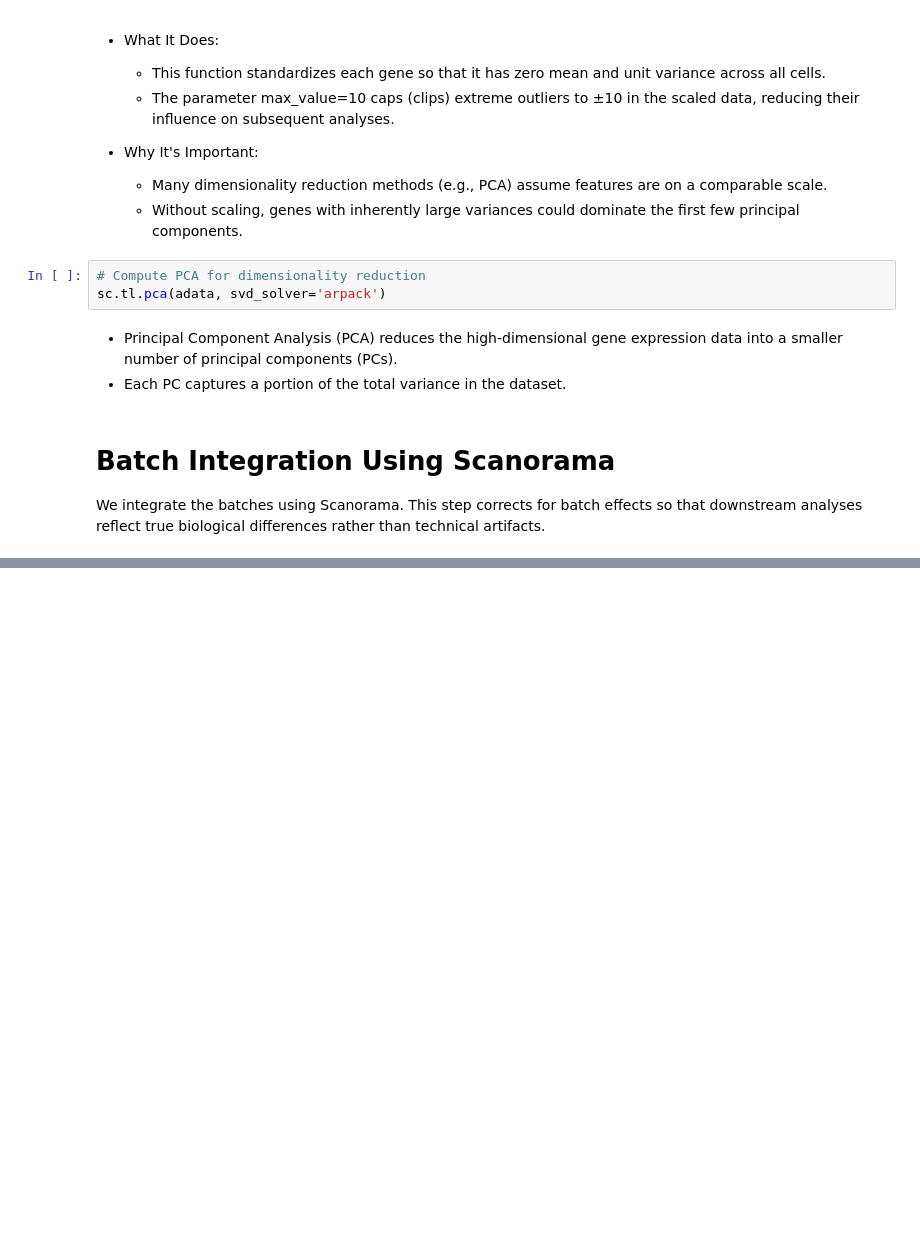
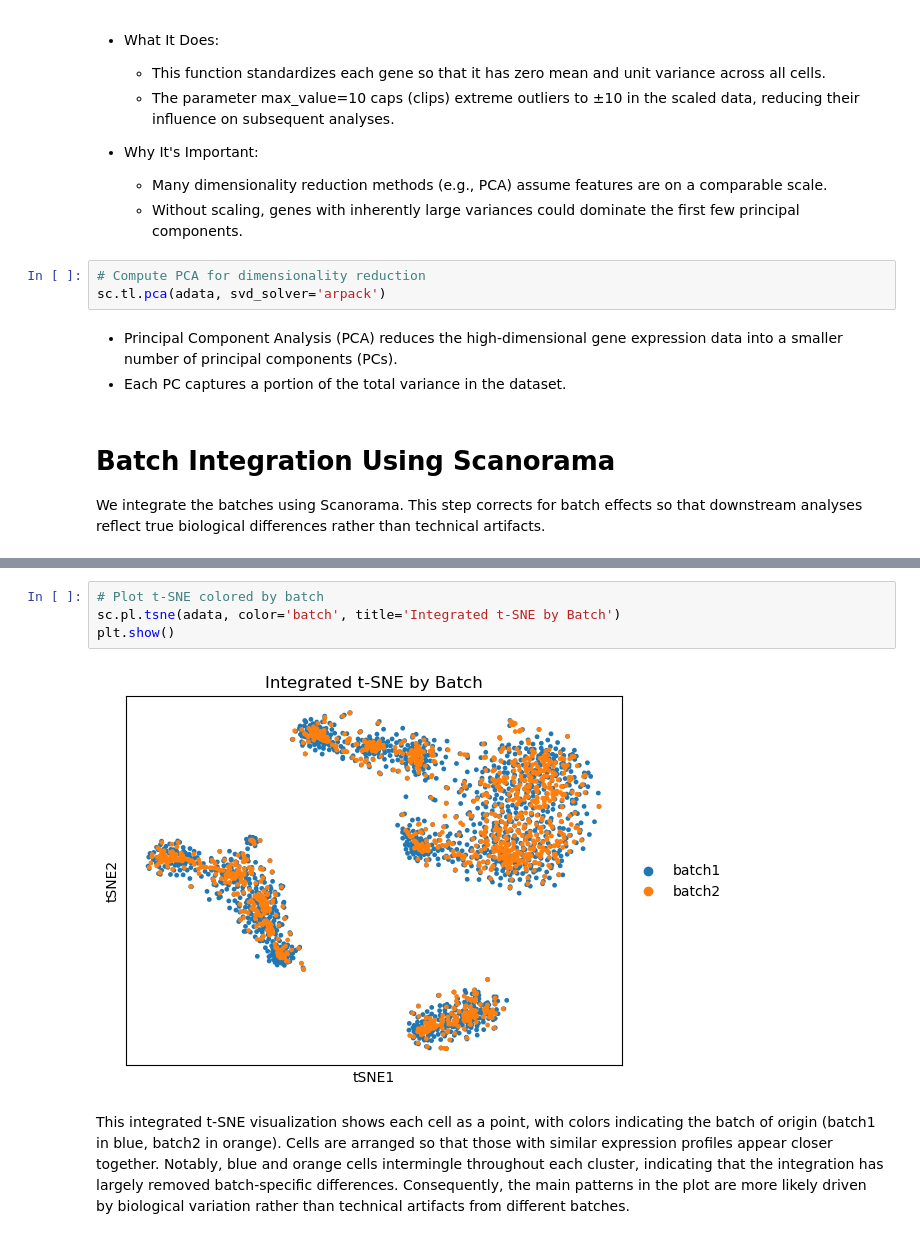
Before and after one commit to YunkeW/Single-Cell, a Jupyter notebook: single_cell_integration_pipepine.ipynb, the cells around one changed output, grey strips where cells are left out. Drawn from its saved outputs; the diff is of its cells as text; blank space fills up the shorter version.

```diff
--- a/single_cell.ipynb
+++ b/single_cell_integration_pipepine.ipynb
@@ -488,0 +527,8 @@ We integrate the batches using Scanorama. This step corrects for batch effects s
+# %%
+# Plot t-SNE colored by batch
+sc.pl.tsne(adata, color='batch', title='Integrated t-SNE by Batch')
+plt.show()
+# %% [output]
+[figure, added]
+# %% [markdown]
+This integrated t-SNE visualization shows each cell as a point, with colors indicating the batch of origin (batch1 in blue, batch2 in orange). Cells are arranged so that those with similar expression profiles appear closer together. Notably, blue and orange cells intermingle throughout each cluster, indicating that the integration has largely removed batch‐specific differences. Consequently, the main patterns in the plot are more likely driven by biological variation rather than technical artifacts from different batches.
```
Also changed, not shown: parts of 10 cells of this notebook.
